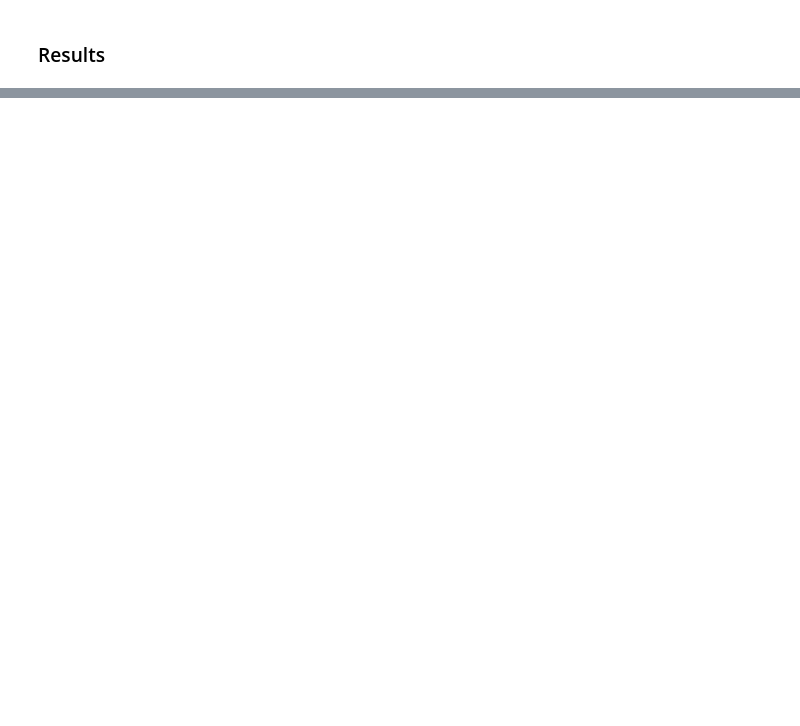
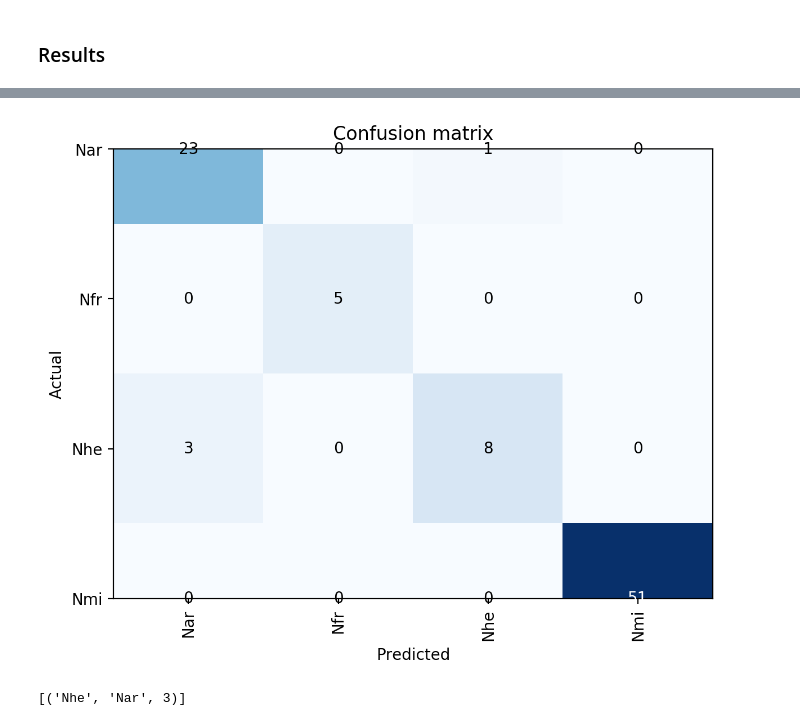
Before and after one commit to butterflyology/Neonympha_geomorph, a Jupyter notebook: code/pytorch_classification.ipynb, the cells around one changed output, grey strips where cells are left out. Saved outputs shown, nothing was run; the diff lists cells and outputs as text; code cells hidden in the pictures; blank space fills up the shorter version.

```diff
--- a/code/pytorch_classification.ipynb
+++ b/code/pytorch_classification.ipynb
@@ -91,2 +93,8 @@ image_learn.fit_one_cycle(4)
 # %% [markdown]
 ### Results
+# %%
+interpretation = ClassificationInterpretation.from_learner(image_learn)
+
+losses, idxs = interpretation.top_losses()
+
+len(image_data.valid_ds) == len(losses) == len(idxs)
@@ -92,0 +113,8 @@ image_learn.fit_one_cycle(4)
+# %%
+interpretation.plot_confusion_matrix(figsize = (6, 6), dpi = 200)
+# %% [output]
+[figure, added]
+# %%
+interpretation.most_confused(min_val=2)
+# %% [output]
+[('Nhe', 'Nar', 3)]
```
Also changed, not shown: parts of 13 cells of this notebook, 1 other file.
